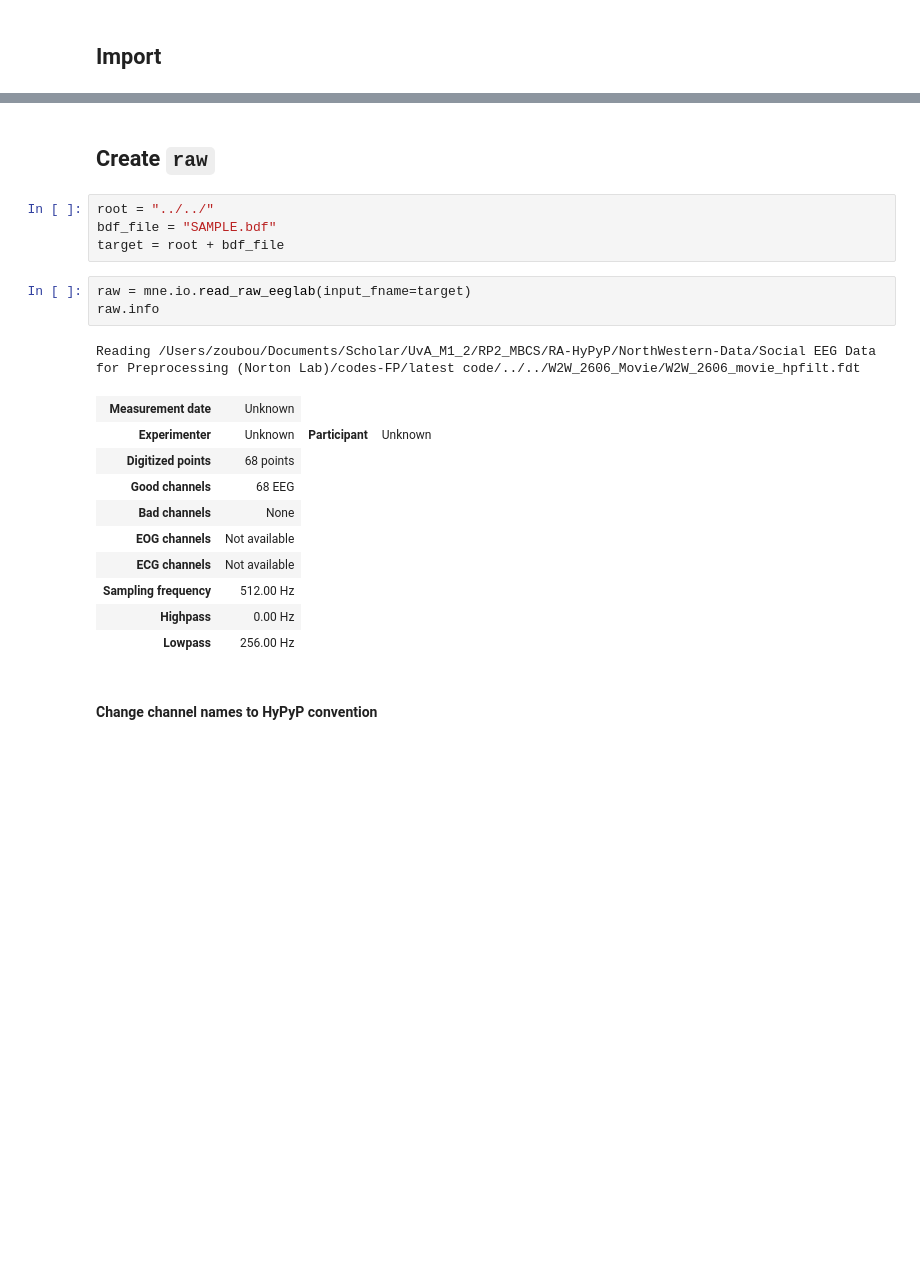
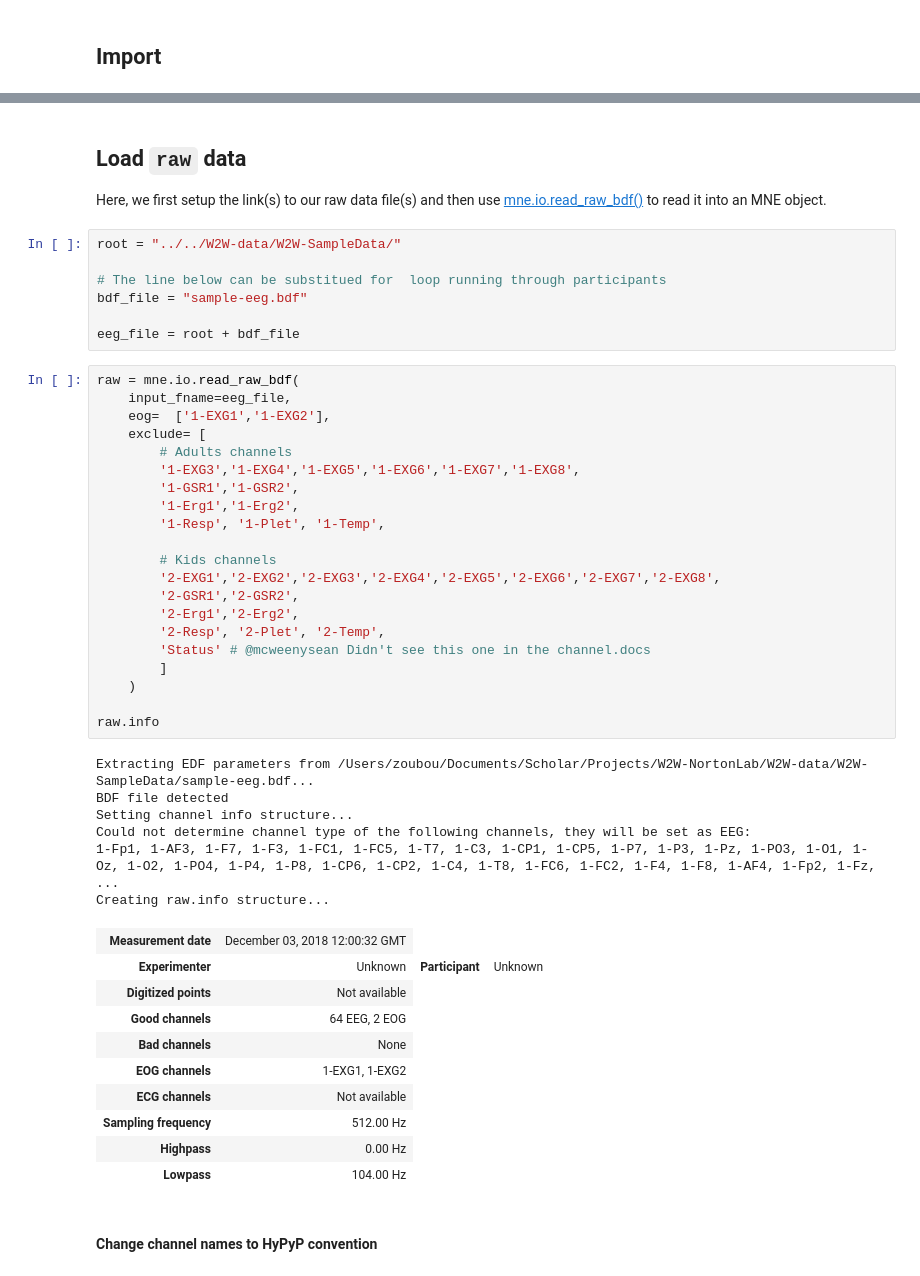
Before and after one commit to FranckPrts/Use-custom-events-in-MNE, a Jupyter notebook: add_events_metadata_method_nosplit.ipynb, the cells around one changed output, grey strips where cells are left out. Saved outputs shown, nothing was run; the diff lists cells and outputs as text; blank space fills up the shorter version.

```diff
--- a/add_events_metadata_method_nosplit.ipynb
+++ b/add_events_metadata_method_nosplit.ipynb
@@ -28,25 +41,53 @@ import numpy as np
 import matplotlib.pyplot as plt
-# %% [markdown]
-## Create `raw`
-# %%
-root = "../../"
-bdf_file = "SAMPLE.bdf"
-target = root + bdf_file
-# %%
-raw = mne.io.read_raw_eeglab(input_fname=target)
-raw.info
-# %% [output]
-Reading /Users/zoubou/Documents/Scholar/UvA_M1_2/RP2_MBCS/RA-HyPyP/NorthWestern-Data/Social EEG Data for Preprocessing (Norton Lab)/codes-FP/latest code/../../W2W_2606_Movie/W2W_2606_movie_hpfilt.fdt
-| Measurement date | Unknown |
-| Experimenter | Unknown | Participant | Unknown |
-| Digitized points | 68 points |
-| Good channels | 68 EEG |
-| Bad channels | None |
-| EOG channels | Not available |
-| ECG channels | Not available |
-| Sampling frequency | 512.00 Hz |
-| Highpass | 0.00 Hz |
-| Lowpass | 256.00 Hz |
+# %% [markdown]
+## Load `raw` data
+
+Here, we first setup the link(s) to our raw data file(s) and then use [mne.io.read_raw_bdf()](https://mne.tools/stable/generated/mne.io.read_raw_bdf.html?highlight=read%20bdf#mne-io-read-raw-bdf) to read it into an MNE object.
+# %%
+root = "../../W2W-data/W2W-SampleData/"
+
+# The line below can be substitued for  loop running through participants
+bdf_file = "sample-eeg.bdf"
+
+eeg_file = root + bdf_file
+# %%
+raw = mne.io.read_raw_bdf(
+    input_fname=eeg_file,
+    eog=  ['1-EXG1','1-EXG2'],
+    exclude= [
+        # Adults channels
+        '1-EXG3','1-EXG4','1-EXG5','1-EXG6','1-EXG7','1-EXG8',
+        '1-GSR1','1-GSR2',
+        '1-Erg1','1-Erg2',
+        '1-Resp', '1-Plet', '1-Temp',
+
+        # Kids channels
+        '2-EXG1','2-EXG2','2-EXG3','2-EXG4','2-EXG5','2-EXG6','2-EXG7','2-EXG8',
+        '2-GSR1','2-GSR2',
+        '2-Erg1','2-Erg2',
+        '2-Resp', '2-Plet', '2-Temp',
+        'Status' # @mcweenysean Didn't see this one in the channel.docs
+        ]
+    )
+
+raw.info
+# %% [output]
+Extracting EDF parameters from /Users/zoubou/Documents/Scholar/Projects/W2W-NortonLab/W2W-data/W2W-SampleData/sample-eeg.bdf...
+BDF file detected
+Setting channel info structure...
+Could not determine channel type of the following channels, they will be set as EEG:
+1-Fp1, 1-AF3, 1-F7, 1-F3, 1-FC1, 1-FC5, 1-T7, 1-C3, 1-CP1, 1-CP5, 1-P7, 1-P3, 1-Pz, 1-PO3, 1-O1, 1-Oz, 1-O2, 1-PO4, 1-P4, 1-P8, 1-CP6, 1-CP2, 1-C4, 1-T8, 1-FC6, 1-FC2, 1-F4, 1-F8, 1-AF4, 1-Fp2, 1-Fz,  ...
+Creating raw.info structure...
+| Measurement date | December 03, 2018 12:00:32 GMT |
+| Experimenter | Unknown | Participant | Unknown |
+| Digitized points | Not available |
+| Good channels | 64 EEG, 2 EOG |
+| Bad channels | None |
+| EOG channels | 1-EXG1, 1-EXG2 |
+| ECG channels | Not available |
+| Sampling frequency | 512.00 Hz |
+| Highpass | 0.00 Hz |
+| Lowpass | 104.00 Hz |
 # %% [markdown]
 #### Change channel names to HyPyP convention
 # %% [markdown]
```
Also changed, not shown: parts of 4 cells of this notebook.
